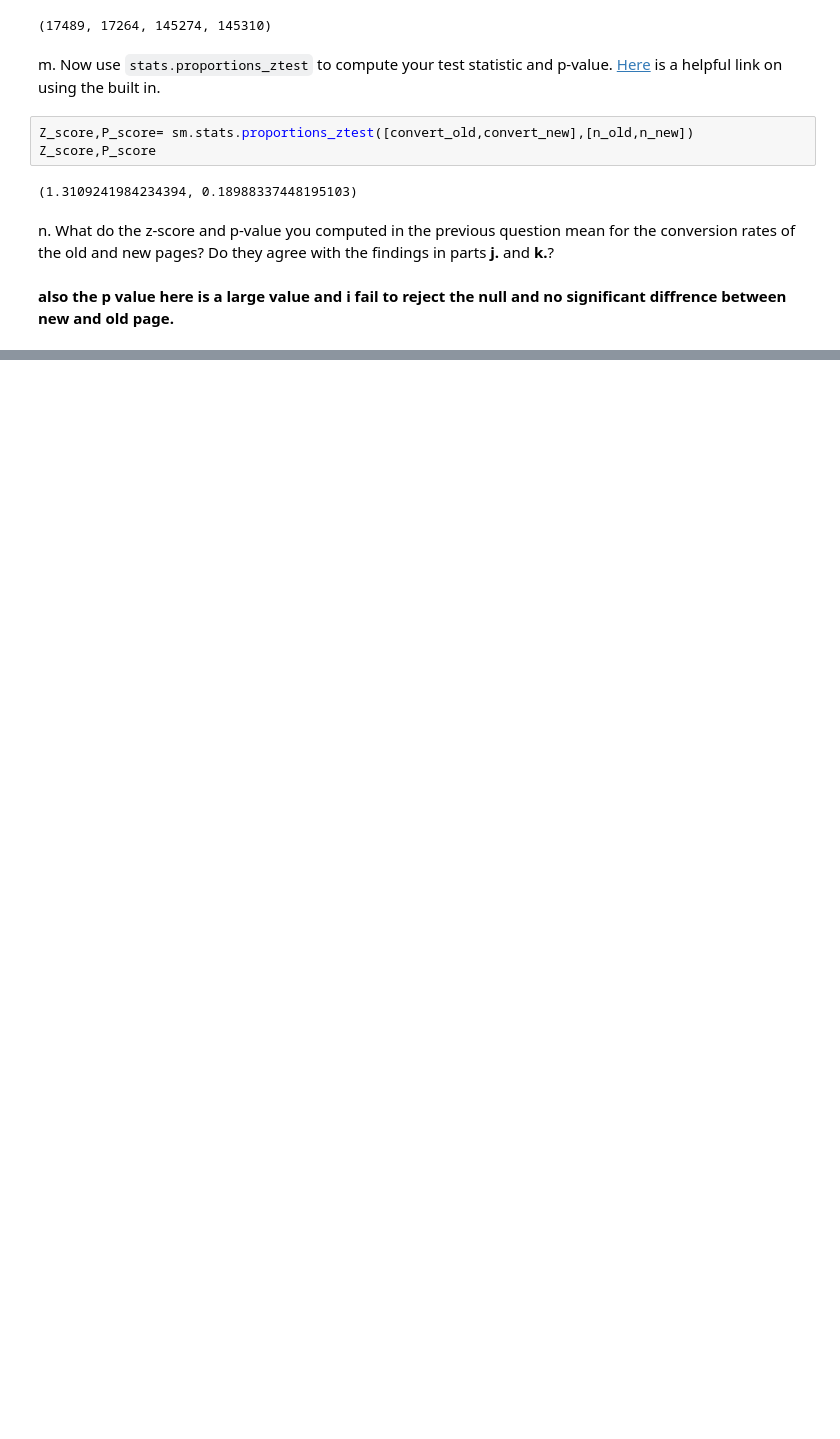
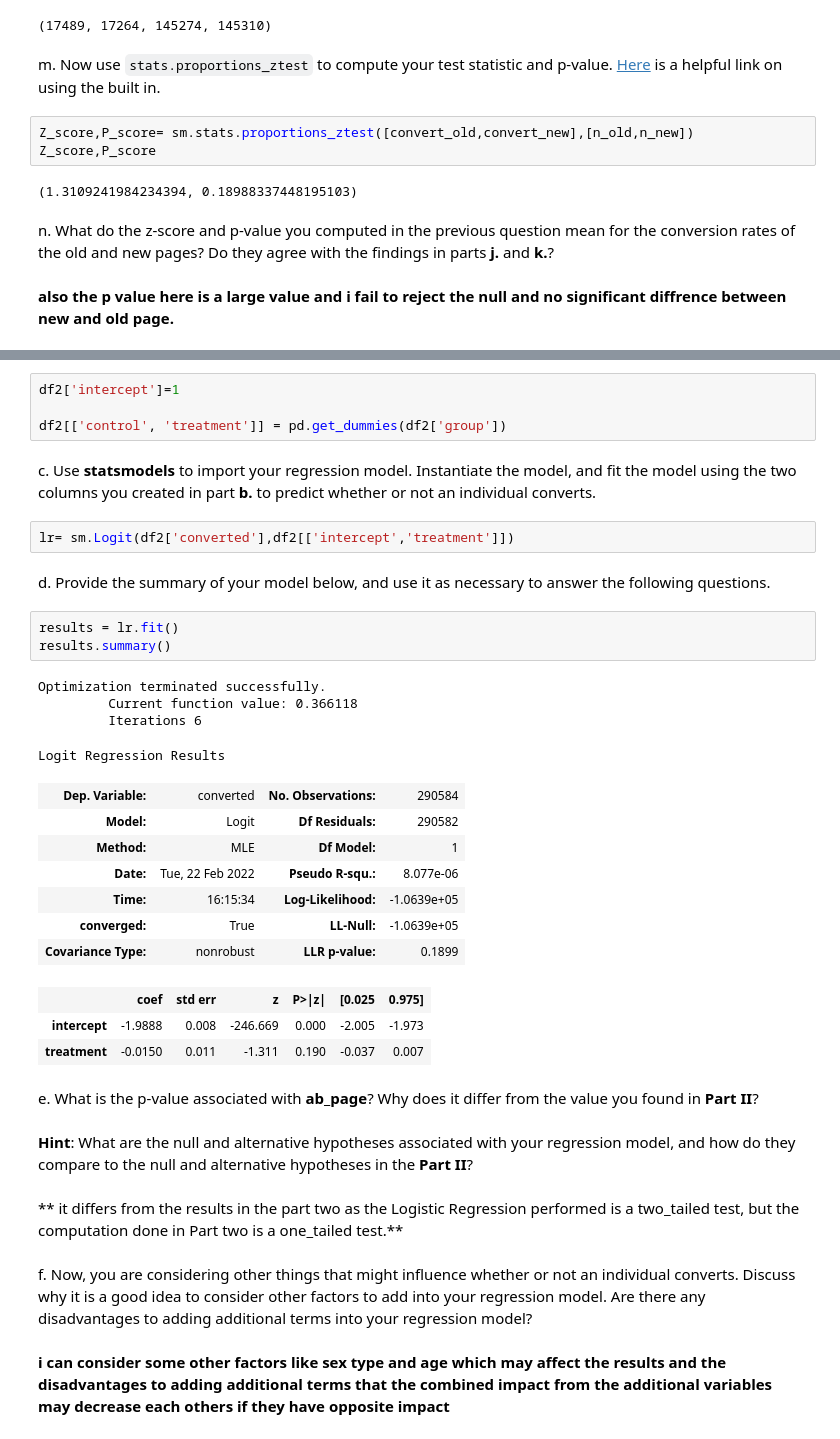
Before and after one commit to Islam-Bayomi/Analyze_AB_test_results, a Jupyter notebook: Analyze_ab_test_results_notebook.ipynb, the cells around one changed output, grey strips where cells are left out. Saved outputs shown, nothing was run; the diff lists cells and outputs as text; blank space fills up the shorter version.

```diff
--- a/Analyze_ab_test_results_notebook.ipynb
+++ b/Analyze_ab_test_results_notebook.ipynb
@@ -343,0 +355,36 @@ n. What do the z-score and p-value you computed in the previous question mean fo
+# %%
+df2['intercept']=1
+
+df2[['control', 'treatment']] = pd.get_dummies(df2['group'])
+# %% [markdown]
+c. Use **statsmodels** to import your regression model.  Instantiate the model, and fit the model using the two columns you created in part **b.** to predict whether or not an individual converts.
+# %%
+lr= sm.Logit(df2['converted'],df2[['intercept','treatment']])
+# %% [markdown]
+d. Provide the summary of your model below, and use it as necessary to answer the following questions.
+# %%
+results = lr.fit()
+results.summary()
+# %% [output]
+Optimization terminated successfully.
+         Current function value: 0.366118
+         Iterations 6
+Logit Regression Results
+| Dep. Variable: | converted | No. Observations: | 290584 |
+| Model: | Logit | Df Residuals: | 290582 |
+| Method: | MLE | Df Model: | 1 |
+| Date: | Tue, 22 Feb 2022 | Pseudo R-squ.: | 8.077e-06 |
+| Time: | 16:15:34 | Log-Likelihood: | -1.0639e+05 |
+| converged: | True | LL-Null: | -1.0639e+05 |
+| Covariance Type: | nonrobust | LLR p-value: | 0.1899 |
+|  | coef | std err | z | P>|z| | [0.025 | 0.975] |
+| intercept | -1.9888 | 0.008 | -246.669 | 0.000 | -2.005 | -1.973 |
+| treatment | -0.0150 | 0.011 | -1.311 | 0.190 | -0.037 | 0.007 |
+# %% [markdown]
+e. What is the p-value associated with **ab_page**? Why does it differ from the value you found in **Part II**?<br><br>  **Hint**: What are the null and alternative hypotheses associated with your regression model, and how do they compare to the null and alternative hypotheses in the **Part II**?
+# %% [markdown]
+** it differs from the results in the part two as the Logistic Regression performed is a two_tailed test, but the computation done in Part two is a one_tailed test.**
+# %% [markdown]
+f. Now, you are considering other things that might influence whether or not an individual converts.  Discuss why it is a good idea to consider other factors to add into your regression model.  Are there any disadvantages to adding additional terms into your regression model?
+# %% [markdown]
+**i can consider some other factors like sex type and age which may affect the results and the disadvantages to adding additional terms that the combined impact from the additional variables may decrease each others if they have opposite impact**
```
Also changed, not shown: parts of 12 cells of this notebook.
